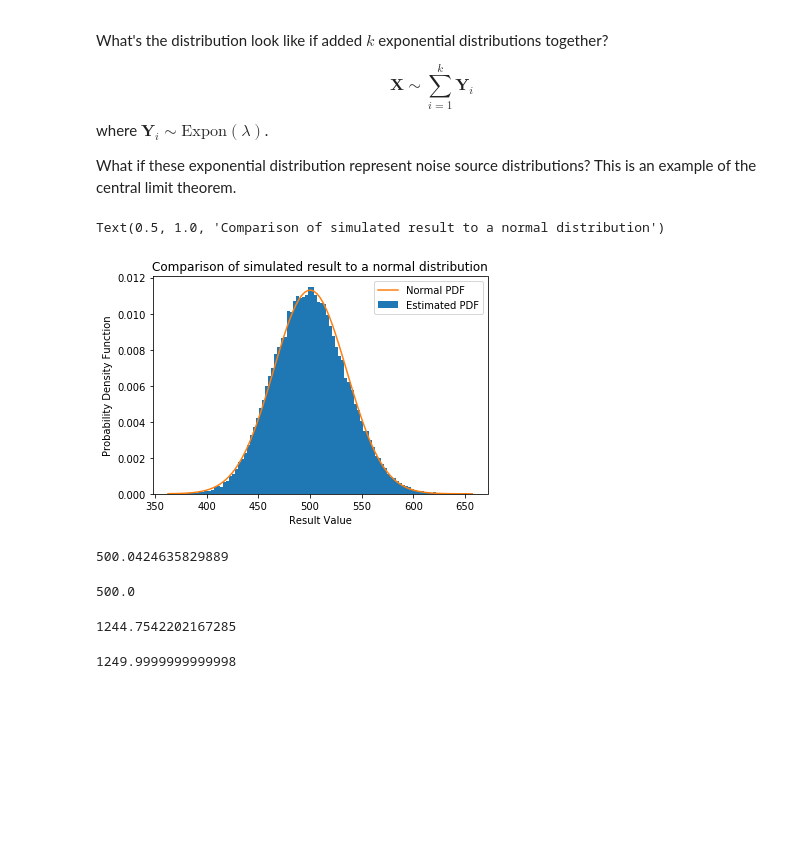
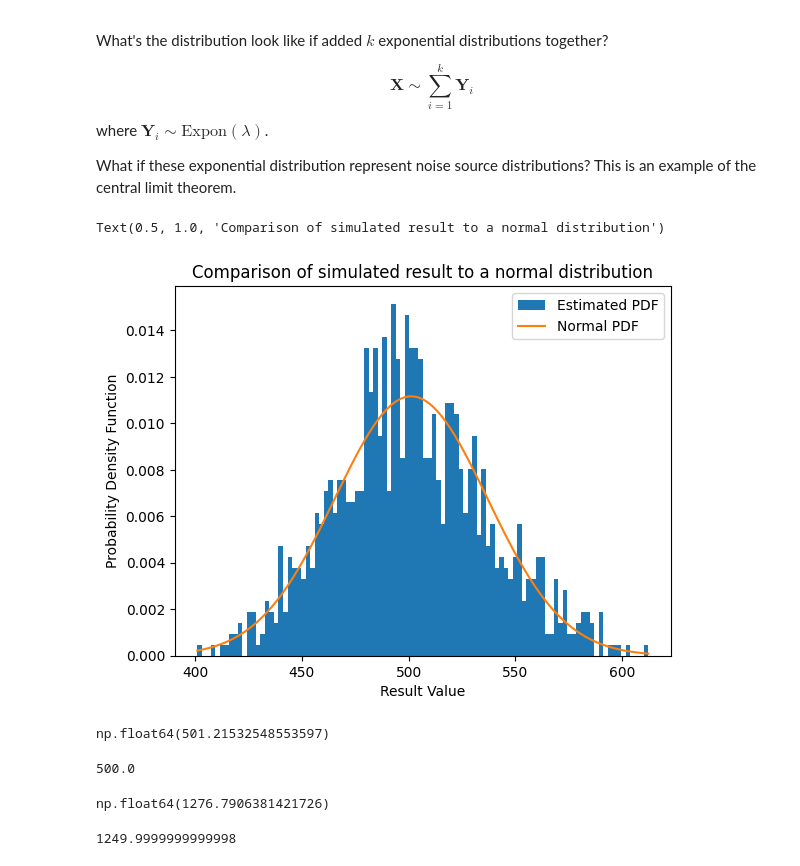
Before and after one commit to Dr-Daily/SystemsEngineering, a Jupyter notebook: Probability Theory Overview.ipynb, the cells around one changed output. Cells and saved outputs as stored; diff of their text form; code cells hidden in the pictures; blank space fills up the shorter version.

```diff
--- a/Probability Theory Overview.ipynb
+++ b/Probability Theory Overview.ipynb
@@ -846,26 +864,26 @@ $$ \mathbf{X} \sim \sum_{i=1}^k \mathbf{Y}_i $$ where $\mathbf{Y}_i \sim \mathrm
 What if these exponential distribution represent noise source distributions? This is an example of the central limit theorem.
 # %%
 # Try changing the num_dists from 1 to 200. As the number increases, the
-N = 100000
+N = 1000
 num_dists = 200
 Z = expon.rvs(scale=1/lamb, size=N)
 for i in range(1,num_dists):
     Z += expon.rvs(scale=1/lamb, size=N)
 vals, bins, patches = plt.hist(Z, bins=100, density=True, label="Estimated PDF")
 y = norm.pdf(bins,loc=Z.mean(),scale=Z.std())
 plt.plot(bins,y,label="Normal PDF")
 plt.legend()
 plt.xlabel("Result Value")
 plt.ylabel("Probability Density Function")
 plt.title("Comparison of simulated result to a normal distribution")
 # %% [output]
 Text(0.5, 1.0, 'Comparison of simulated result to a normal distribution')
-[figure, old version]
+[figure, new version]
 # %%
 # Mean value calculated from samples
 Z.mean()
 # %% [output]
-500.0424635829889
+np.float64(501.21532548553597)
 # %%
 # Theoretical mean
 num_dists/lamb
@@ -875,7 +893,7 @@ num_dists/lamb
 # Variance from simulation
 Z.var()
 # %% [output]
-1244.7542202167285
+np.float64(1276.7906381421726)
 # %%
 # Theoretical variance
 num_dists/lamb**2
```
Also changed, not shown: parts of 31 cells of this notebook.
